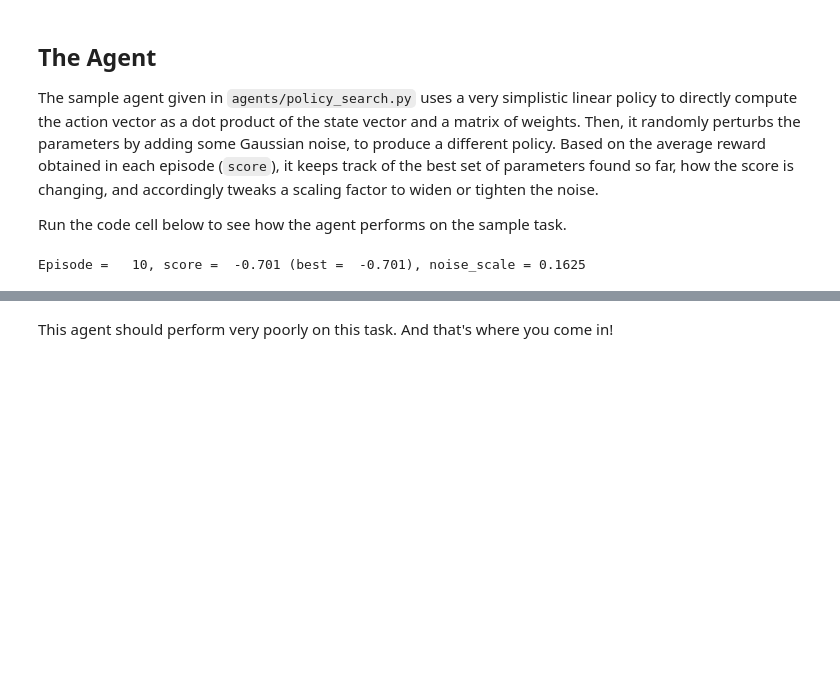
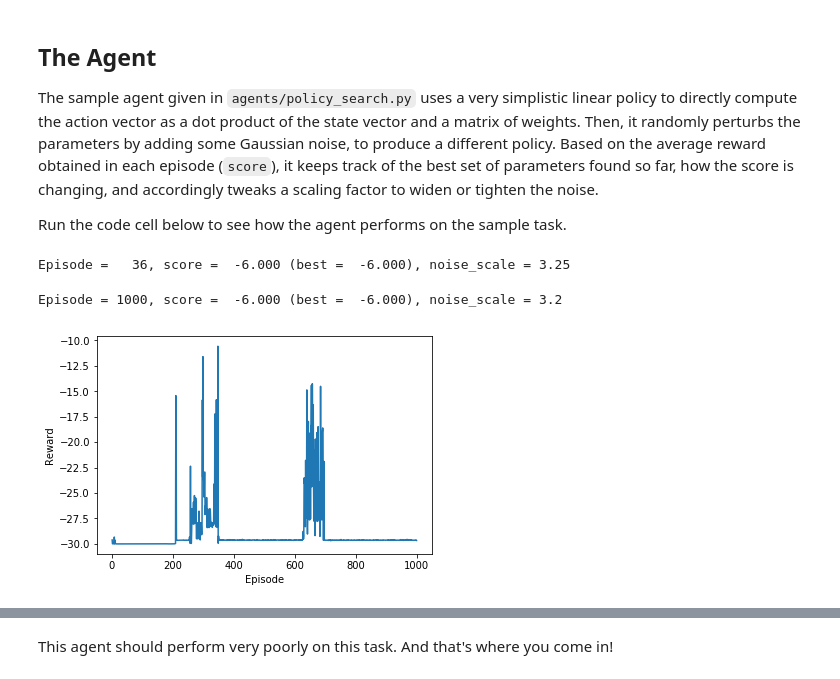
Before and after one commit to fatmirboja/RL-Quadcopter-2, a Jupyter notebook: Quadcopter_Project.ipynb, the cells around one changed output, grey strips where cells are left out. Saved outputs shown, nothing was run; the diff lists cells and outputs as text; code cells hidden in the pictures; blank space fills up the shorter version.

```diff
--- a/Quadcopter_Project.ipynb
+++ b/Quadcopter_Project.ipynb
@@ -74,7 +74,7 @@ with open(file_output, 'w') as csvfile:
     writer.writerow(labels)
     while True:
         rotor_speeds = agent.act()
-        _, _, done = task.step(rotor_speeds)
+        next_state, reward, done = task.step(rotor_speeds)
         to_write = [task.sim.time] + list(task.sim.pose) + list(task.sim.v) + list(task.sim.angular_v) + list(rotor_speeds)
         for ii in range(len(labels)):
             results[labels[ii]].append(to_write[ii])
@@ -183,22 +235,35 @@ import pandas as pd
 from agents.policy_search import PolicySearch_Agent
 from task import Task
 
-num_episodes = 10
+num_episodes = 1000
+init_pos = np.array([0., 0., 0., 0., 0., 0.])
 target_pos = np.array([0., 0., 10.])
-task = Task(target_pos=target_pos)
+task = Task(init_pose=init_pos, target_pos=target_pos)
 agent = PolicySearch_Agent(task)
+
+mean_rewards = []
 
 for i_episode in range(1, num_episodes+1):
     state = agent.reset_episode() # start a new episode
+    episode_rewards = []
+
     while True:
         action = agent.act(state)
         next_state, reward, done = task.step(action)
         agent.step(reward, done)
         state = next_state
+        episode_rewards.append(reward)
+
         if done:
+            mean_rewards.append(np.mean(episode_rewards))
             print("\rEpisode = {:4d}, score = {:7.3f} (best = {:7.3f}), noise_scale = {}".format(
                 i_episode, agent.score, agent.best_score, agent.noise_scale), end="")  # [debug]
             break
     sys.stdout.flush()
 # %% [output]
-Episode =   10, score =  -0.701 (best =  -0.701), noise_scale = 0.1625
+Episode =   36, score =  -6.000 (best =  -6.000), noise_scale = 3.25
+Episode = 1000, score =  -6.000 (best =  -6.000), noise_scale = 3.2
+# %%
+plot_rewards(num_episodes, mean_rewards)
+# %% [output]
+[figure, added]
```
Also changed, not shown: parts of 14 cells of this notebook.
